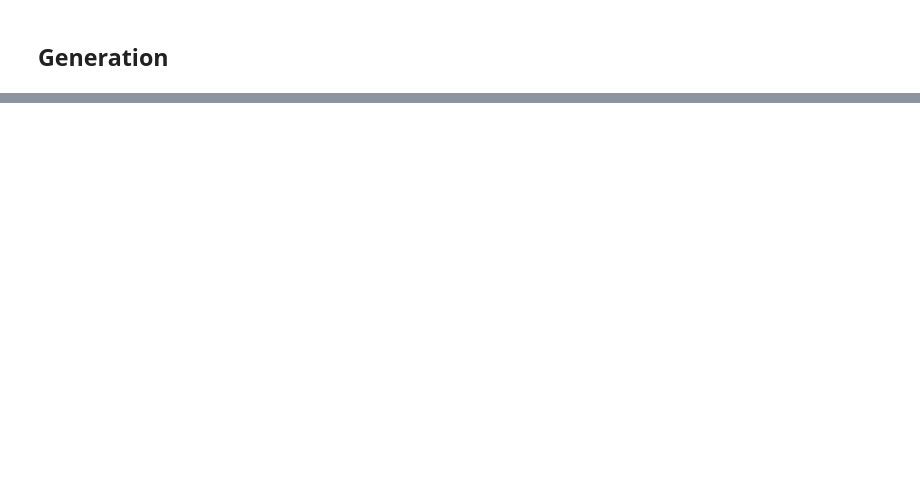
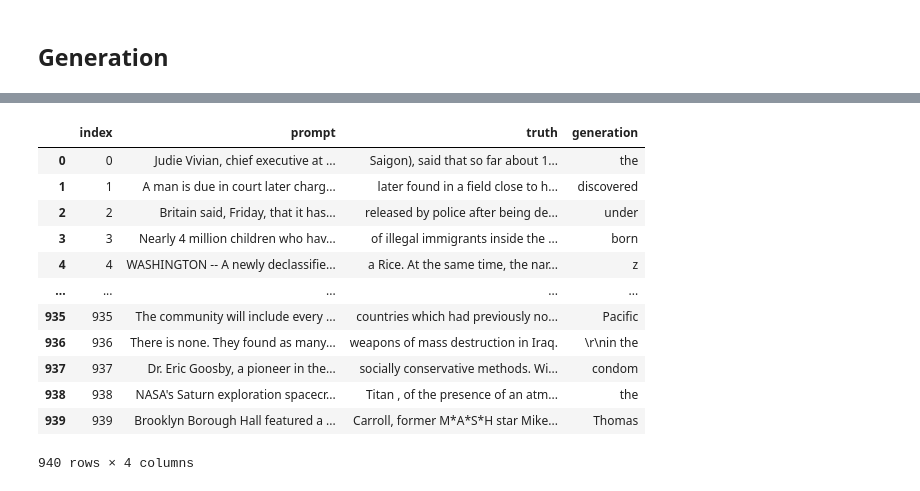
Before and after one commit to maksimstw/SALT_Dialect_Prompt, a Jupyter notebook: GPT-Neo.ipynb, the cells around one changed output, grey strips where cells are left out. Drawn from its saved outputs; the diff is of its cells as text; code cells hidden in the pictures; blank space fills up the shorter version.

```diff
--- a/GPT-Neo.ipynb
+++ b/GPT-Neo.ipynb
@@ -127,0 +144,17 @@ Starting generation on temperature: 1.5
+# %%
+df = pd.read_csv('runs/14/rte_temp=1_sae_gen_txt_ft_2.csv')
+df
+# %% [output]
+|  | index | prompt | truth | generation |
+| 0 | 0 | Judie Vivian, chief executive at ... | Saigon), said that so far about 1... | the |
+| 1 | 1 | A man is due in court later charg... | later found in a field close to h... | discovered |
+| 2 | 2 | Britain said, Friday, that it has... | released by police after being de... | under |
+| 3 | 3 | Nearly 4 million children who hav... | of illegal immigrants inside the ... | born |
+| 4 | 4 | WASHINGTON -- A newly declassifie... | a Rice. At the same time, the nar... | z |
+| ... | ... | ... | ... | ... |
+| 935 | 935 | The community will include every ... | countries which had previously no... | Pacific |
+| 936 | 936 | There is none. They found as many... | weapons of mass destruction in Iraq. | \r\nin the |
+| 937 | 937 | Dr. Eric Goosby, a pioneer in the... | socially conservative methods. Wi... | condom |
+| 938 | 938 | NASA's Saturn exploration spacecr... | Titan , of the presence of an atm... | the |
+| 939 | 939 | Brooklyn Borough Hall featured a ... | Carroll, former M*A*S*H star Mike... | Thomas |
+940 rows × 4 columns
```
Also changed, not shown: parts of 9 cells of this notebook, 18 other files.
